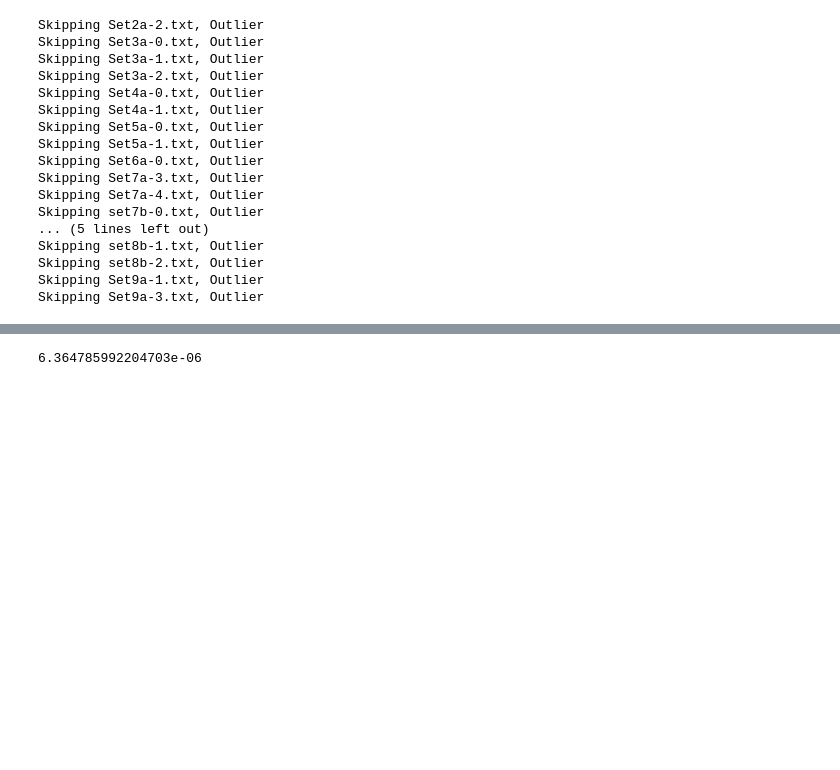
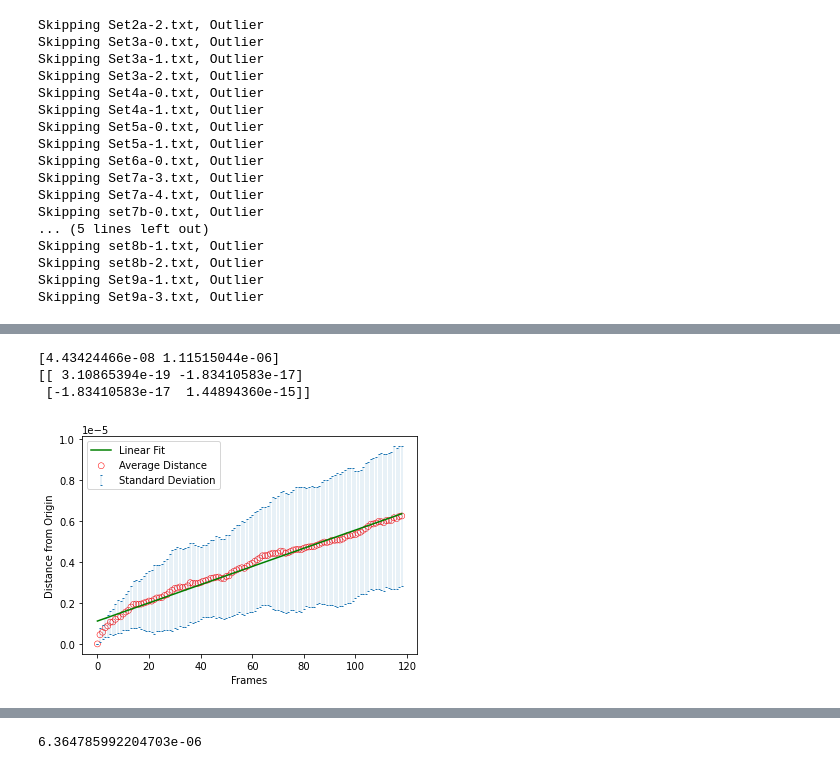
Before and after one commit to QiLinXue/thermal-motion, a Jupyter notebook: plot.ipynb, the cells around one changed output, grey strips where cells are left out. Saved outputs shown, nothing was run; the diff lists cells and outputs as text; code cells hidden in the pictures; blank space fills up the shorter version.

```diff
--- a/plot.ipynb
+++ b/plot.ipynb
@@ -153,0 +184,19 @@ plt.savefig('distance-time.png')
+# %%
+plt.figure(figsize=(6,4))
+
+z, c = np.polyfit(t_array[0], average_r, 1, cov=True)
+print(z)
+print(c)
+plt.scatter(t_array[0], average_r, facecolors='none', edgecolors='r', linewidths=0.5)
+plt.errorbar(t_array[0], average_r, stdev_r, capsize=1, elinewidth=0.2, linewidth=0)
+plt.plot(t_array[0], z[1] + np.array(t_array[0]) * z[0], 'g')
+degrees = [1]
+plt.xlabel("Frames")
+plt.ylabel("Distance from Origin")
+plt.legend(['Linear Fit', 'Average Distance', 'Standard Deviation'])
+plt.savefig('average_fit_distance-time.png')
+# %% [output]
+[4.43424466e-08 1.11515044e-06]
+[[ 3.10865394e-19 -1.83410583e-17]
+ [-1.83410583e-17  1.44894360e-15]]
+[figure, added]
```
Also changed, not shown: parts of 8 cells of this notebook, 4 other files.
